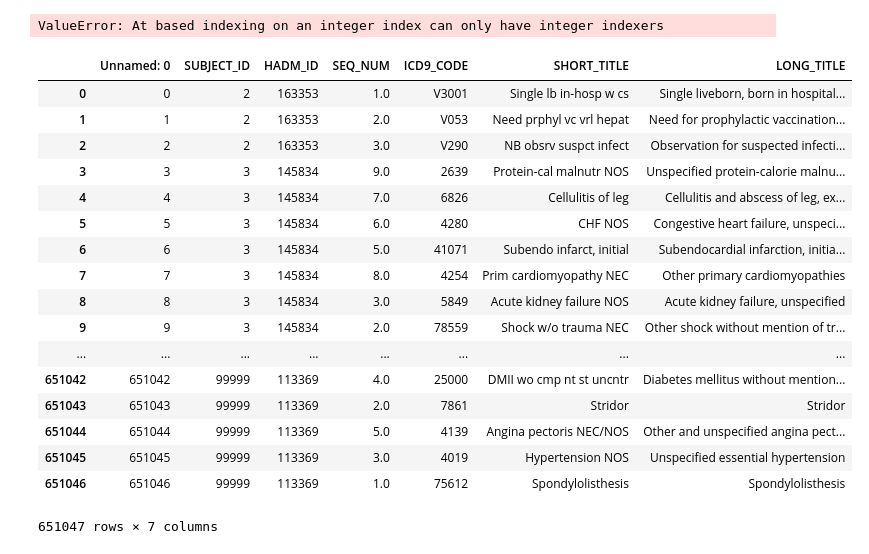
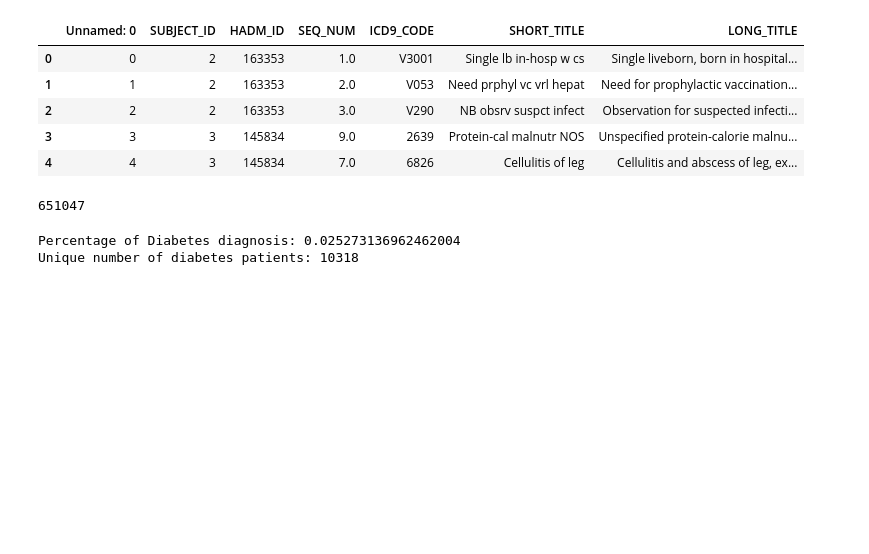
Before and after one commit to Raye2333/mimic3-research, a Jupyter notebook: code/diabetes.ipynb, the cells around one changed output. Saved outputs shown, nothing was run; the diff lists cells and outputs as text; code cells hidden in the pictures; blank space fills up the shorter version.

Commit message:
diabete subgroup code

```diff
--- a/code/diabetes.ipynb
+++ b/code/diabetes.ipynb
@@ -34,25 +27,9 @@ df_pat = pd.read_csv('../data/PATIENTS.csv')
-# %%
-df_pat.at[-'']
-# %% [output]
-ValueError: At based indexing on an integer index can only have integer indexers
 # %%
-df_diag
+df_diag.head(5)
 # %% [output]
 |  | Unnamed: 0 | SUBJECT_ID | HADM_ID | SEQ_NUM | ICD9_CODE | SHORT_TITLE | LONG_TITLE |
 | 0 | 0 | 2 | 163353 | 1.0 | V3001 | Single lb in-hosp w cs | Single liveborn, born in hospital... |
 | 1 | 1 | 2 | 163353 | 2.0 | V053 | Need prphyl vc vrl hepat | Need for prophylactic vaccination... |
 | 2 | 2 | 2 | 163353 | 3.0 | V290 | NB obsrv suspct infect | Observation for suspected infecti... |
 | 3 | 3 | 3 | 145834 | 9.0 | 2639 | Protein-cal malnutr NOS | Unspecified protein-calorie malnu... |
 | 4 | 4 | 3 | 145834 | 7.0 | 6826 | Cellulitis of leg | Cellulitis and abscess of leg, ex... |
-| 5 | 5 | 3 | 145834 | 6.0 | 4280 | CHF NOS | Congestive heart failure, unspeci... |
-| 6 | 6 | 3 | 145834 | 5.0 | 41071 | Subendo infarct, initial | Subendocardial infarction, initia... |
-| 7 | 7 | 3 | 145834 | 8.0 | 4254 | Prim cardiomyopathy NEC | Other primary cardiomyopathies |
-| 8 | 8 | 3 | 145834 | 3.0 | 5849 | Acute kidney failure NOS | Acute kidney failure, unspecified |
-| 9 | 9 | 3 | 145834 | 2.0 | 78559 | Shock w/o trauma NEC | Other shock without mention of tr... |
-| ... | ... | ... | ... | ... | ... | ... | ... |
-| 651042 | 651042 | 99999 | 113369 | 4.0 | 25000 | DMII wo cmp nt st uncntr | Diabetes mellitus without mention... |
-| 651043 | 651043 | 99999 | 113369 | 2.0 | 7861 | Stridor | Stridor |
-| 651044 | 651044 | 99999 | 113369 | 5.0 | 4139 | Angina pectoris NEC/NOS | Other and unspecified angina pect... |
-| 651045 | 651045 | 99999 | 113369 | 3.0 | 4019 | Hypertension NOS | Unspecified essential hypertension |
-| 651046 | 651046 | 99999 | 113369 | 1.0 | 75612 | Spondylolisthesis | Spondylolisthesis |
-651047 rows × 7 columns
@@ -60,0 +36,4 @@ df_diag['']
+# %%
+len(df_diag)
+# %% [output]
+651047
@@ -60,0 +44,7 @@ df_diag['']
+# %%
+len(df_diabete)
+print('Percentage of Diabetes diagnosis: '+str(len(df_diabete)/len(df_diag)))
+print('Unique number of diabetes patients: '+ str(len(df_diabete['SUBJECT_ID'].unique())))
+# %% [output]
+Percentage of Diabetes diagnosis: 0.025273136962462004
+Unique number of diabetes patients: 10318
```
Also changed, not shown: parts of 15 cells of this notebook.
